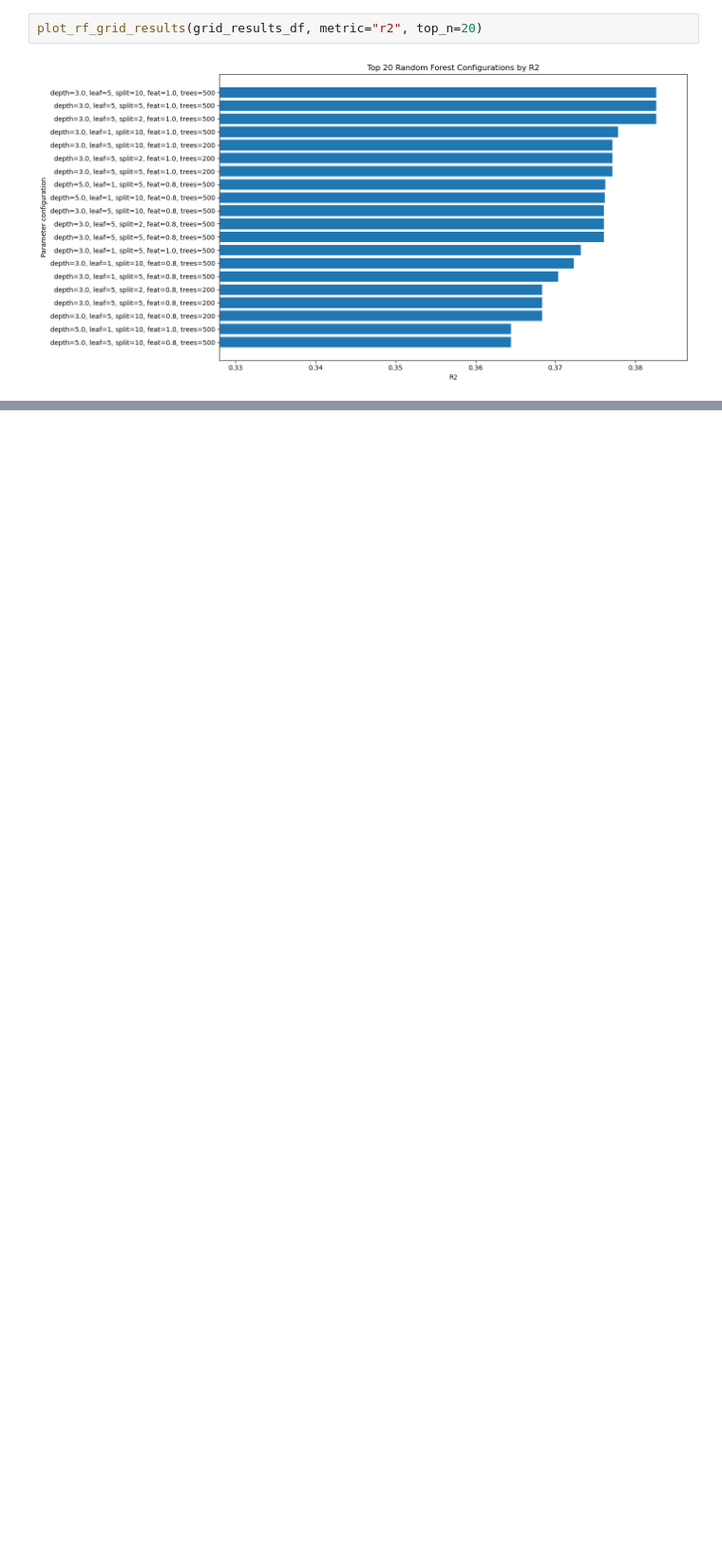
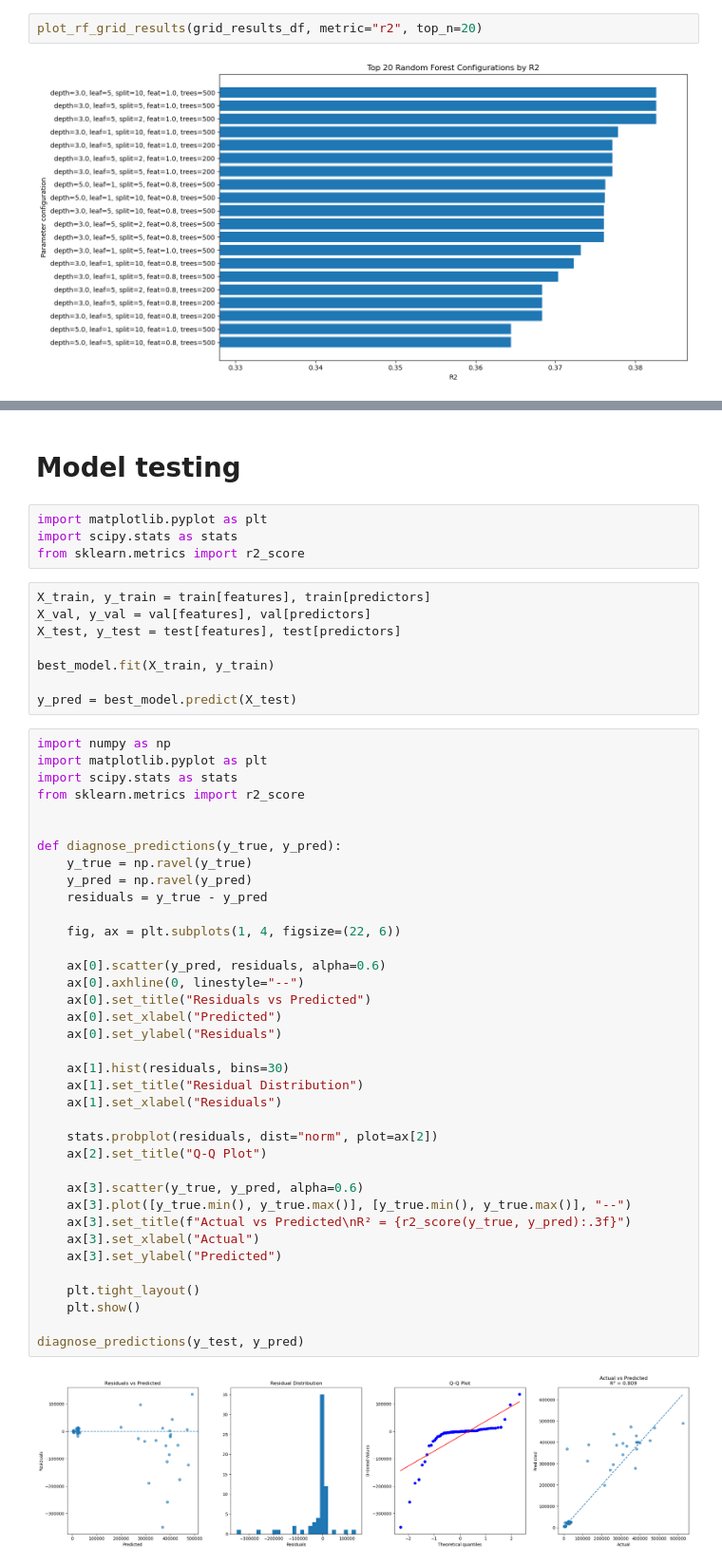
Before and after one commit to Husted42/advanced_business_analytics, a Jupyter notebook: submission/appendix_D_modelling/Analysis ML - Trump upvotes (best).ipynb, the cells around one changed output, grey strips where cells are left out. Shown at 95% size. Saved outputs shown, nothing was run; the diff lists cells and outputs as text; blank space fills up the shorter version.

```diff
--- a/submission/appendix_D_modelling/Analysis ML - Trump upvotes (best).ipynb
+++ b/submission/appendix_D_modelling/Analysis ML - Trump upvotes (best).ipynb
@@ -830,0 +888,53 @@ print(html[:1000])
+# %% [markdown]
+# Model testing
+# %%
+import matplotlib.pyplot as plt
+import scipy.stats as stats
+from sklearn.metrics import r2_score
+# %%
+X_train, y_train = train[features], train[predictors]
+X_val, y_val = val[features], val[predictors]
+X_test, y_test = test[features], test[predictors]
+
+best_model.fit(X_train, y_train)
+
+y_pred = best_model.predict(X_test)
+# %%
+import numpy as np
+import matplotlib.pyplot as plt
+import scipy.stats as stats
+from sklearn.metrics import r2_score
+
+
+def diagnose_predictions(y_true, y_pred):
+    y_true = np.ravel(y_true)
+    y_pred = np.ravel(y_pred)
+    residuals = y_true - y_pred
+
+    fig, ax = plt.subplots(1, 4, figsize=(22, 6))
+
+    ax[0].scatter(y_pred, residuals, alpha=0.6)
+    ax[0].axhline(0, linestyle="--")
+    ax[0].set_title("Residuals vs Predicted")
+    ax[0].set_xlabel("Predicted")
+    ax[0].set_ylabel("Residuals")
+
+    ax[1].hist(residuals, bins=30)
+    ax[1].set_title("Residual Distribution")
+    ax[1].set_xlabel("Residuals")
+
+    stats.probplot(residuals, dist="norm", plot=ax[2])
+    ax[2].set_title("Q-Q Plot")
+
+    ax[3].scatter(y_true, y_pred, alpha=0.6)
+    ax[3].plot([y_true.min(), y_true.max()], [y_true.min(), y_true.max()], "--")
+    ax[3].set_title(f"Actual vs Predicted\nR² = {r2_score(y_true, y_pred):.3f}")
+    ax[3].set_xlabel("Actual")
+    ax[3].set_ylabel("Predicted")
+
+    plt.tight_layout()
+    plt.show()
+
+diagnose_predictions(y_test, y_pred)
+# %% [output]
+[figure, added]
```
Also changed, not shown: parts of 17 cells of this notebook, 2 other files.
